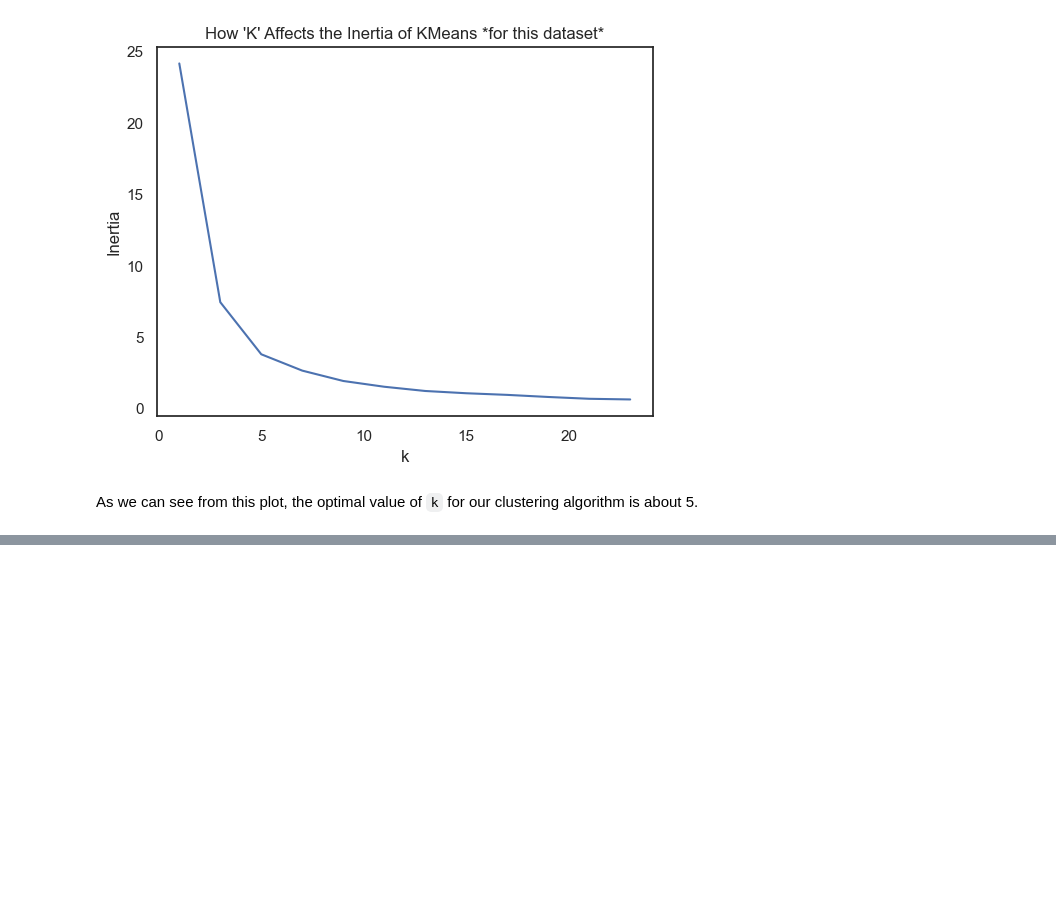
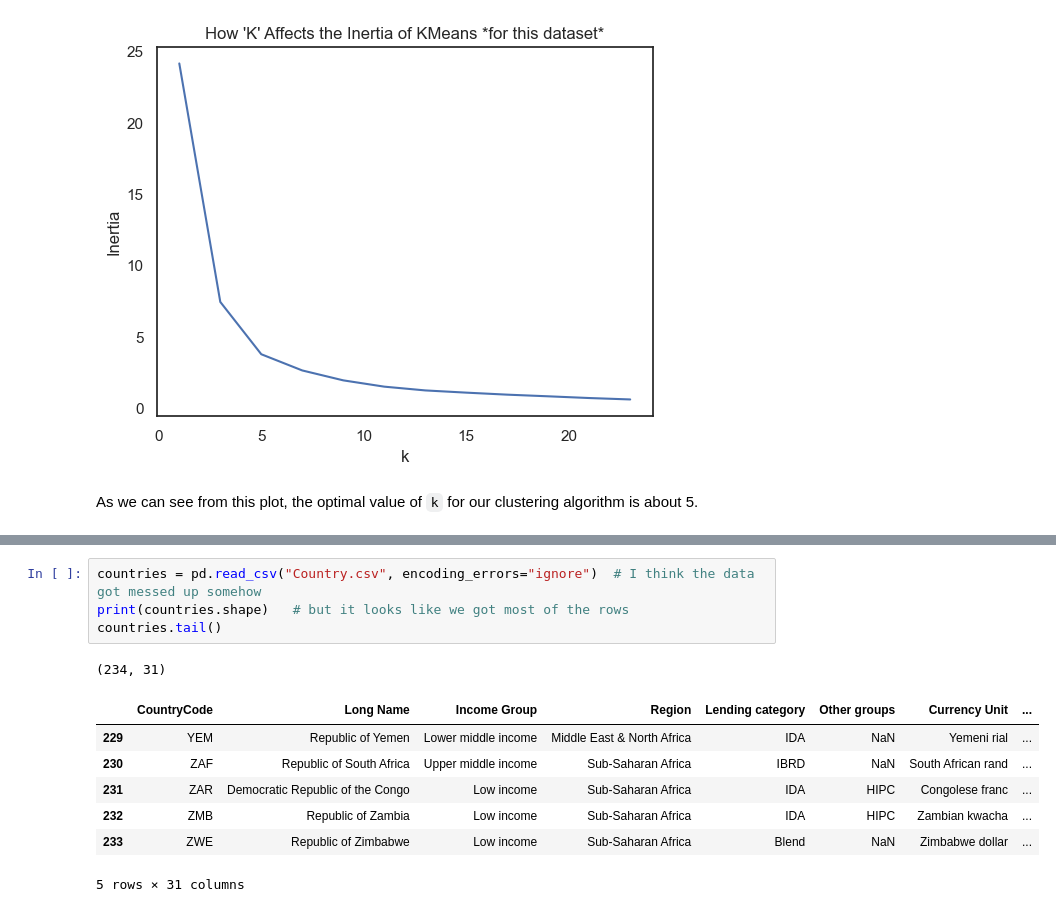
Before and after one commit to UPstartDeveloper/ML-Fundamentals-and-Apps, a Jupyter notebook: SyedRaza_HW1/SyedRaza_HW1.ipynb, the cells around one changed output, grey strips where cells are left out. Cells and saved outputs as stored; diff of their text form; blank space fills up the shorter version.

```diff
--- a/SyedRaza_HW1/SyedRaza_HW1.ipynb
+++ b/SyedRaza_HW1/SyedRaza_HW1.ipynb
@@ -244,0 +260,13 @@ As we can see from this plot, the optimal value of `k` for our clustering algori
+# %%
+countries = pd.read_csv("Country.csv", encoding_errors="ignore")  # I think the data got messed up somehow
+print(countries.shape)   # but it looks like we got most of the rows
+countries.tail()
+# %% [output]
+(234, 31)
+|  | CountryCode | Long Name | Income Group | Region | Lending category | Other groups | Currency Unit | ... |
+| 229 | YEM | Republic of Yemen | Lower middle income | Middle East & North Africa | IDA | NaN | Yemeni rial | ... |
+| 230 | ZAF | Republic of South Africa | Upper middle income | Sub-Saharan Africa | IBRD | NaN | South African rand | ... |
+| 231 | ZAR | Democratic Republic of the Congo | Low income | Sub-Saharan Africa | IDA | HIPC | Congolese franc | ... |
+| 232 | ZMB | Republic of Zambia | Low income | Sub-Saharan Africa | IDA | HIPC | Zambian kwacha | ... |
+| 233 | ZWE | Republic of Zimbabwe | Low income | Sub-Saharan Africa | Blend | NaN | Zimbabwe dollar | ... |
+5 rows × 31 columns
```
Also changed, not shown: parts of 39 cells of this notebook, 1 other file.
